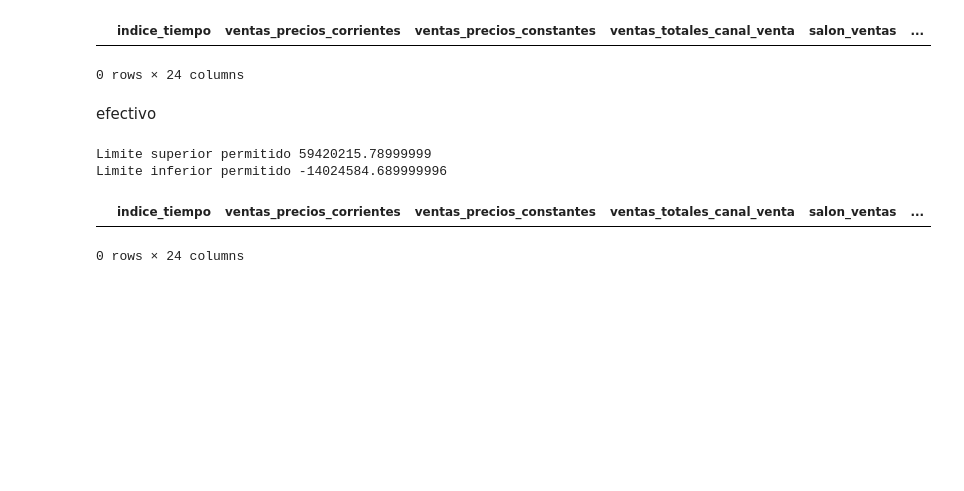
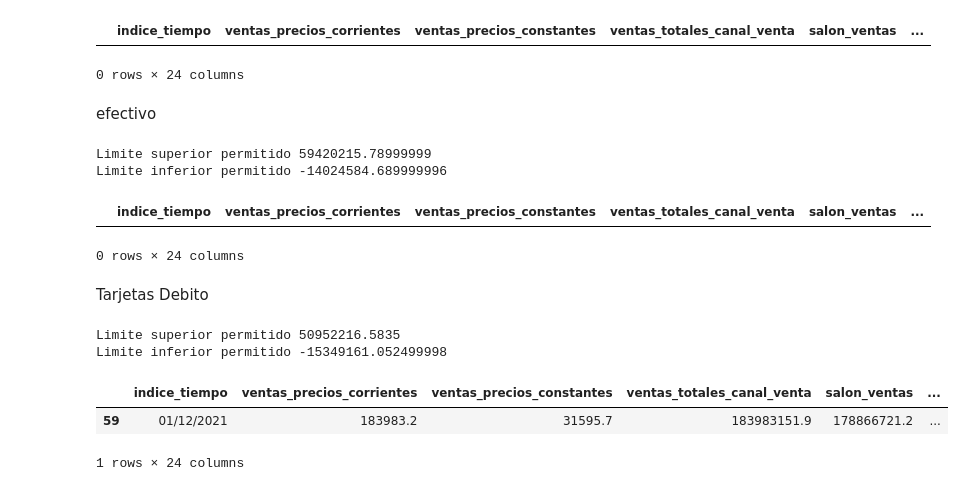
Before and after one commit to MaferLedmar/Actividad-3_Mf, a Jupyter notebook: Outliers_cool.ipynb, the cells around one changed output. Drawn from its saved outputs; the diff is of its cells as text; code cells hidden in the pictures; blank space fills up the shorter version.

Commit message:
outliers tarjetas debito

```diff
--- a/Outliers_cool.ipynb
+++ b/Outliers_cool.ipynb
@@ -595,3 +595,28 @@ outliers7
 # %% [output]
 |  | indice_tiempo | ventas_precios_corrientes | ventas_precios_constantes | ventas_totales_canal_venta | salon_ventas | ... |
 0 rows × 24 columns
+# %% [markdown]
+Tarjetas Debito
+# %%
+#Método aplicando Cuartiles. Encuentro cuartiles 0.25 y 0.75
+y8=data2["tarjetas_debito"]
+
+percentile25=y8.quantile(0.25) #Q1
+percentile75=y8.quantile(0.75) #Q3
+iqr= percentile75 - percentile25
+
+LS8= percentile75 + 1.5*iqr
+LI8= percentile25 - 1.5*iqr
+print("Limite superior permitido", LS8)
+print("Limite inferior permitido", LI8)
+# %% [output]
+Limite superior permitido 50952216.5835
+Limite inferior permitido -15349161.052499998
+# %%
+#Encontramos Ouliers
+outliers8= data2[(y8>LS8)|(y8<LI8)]
+outliers8
+# %% [output]
+|  | indice_tiempo | ventas_precios_corrientes | ventas_precios_constantes | ventas_totales_canal_venta | salon_ventas | ... |
+| 59 | 01/12/2021 | 183983.2 | 31595.7 | 183983151.9 | 178866721.2 | ... |
+1 rows × 24 columns
```
Also changed, not shown: parts of 1 cell of this notebook.
